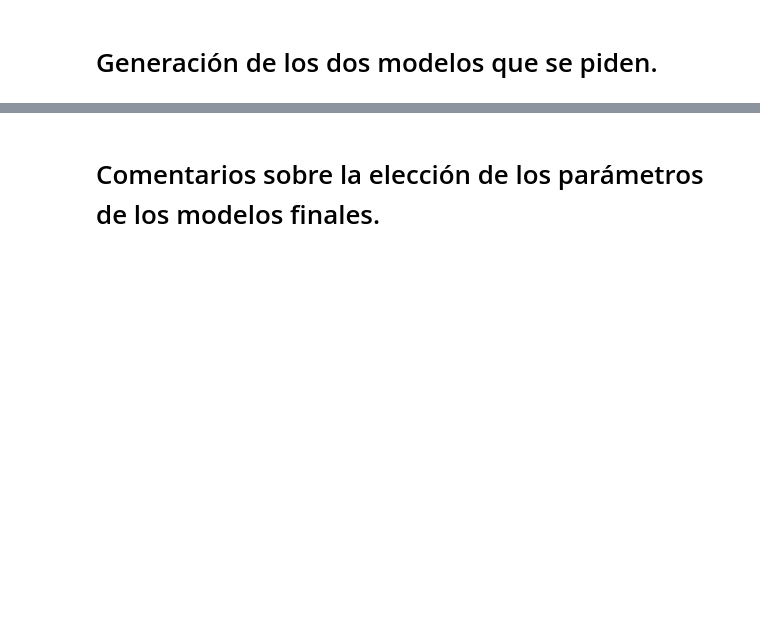
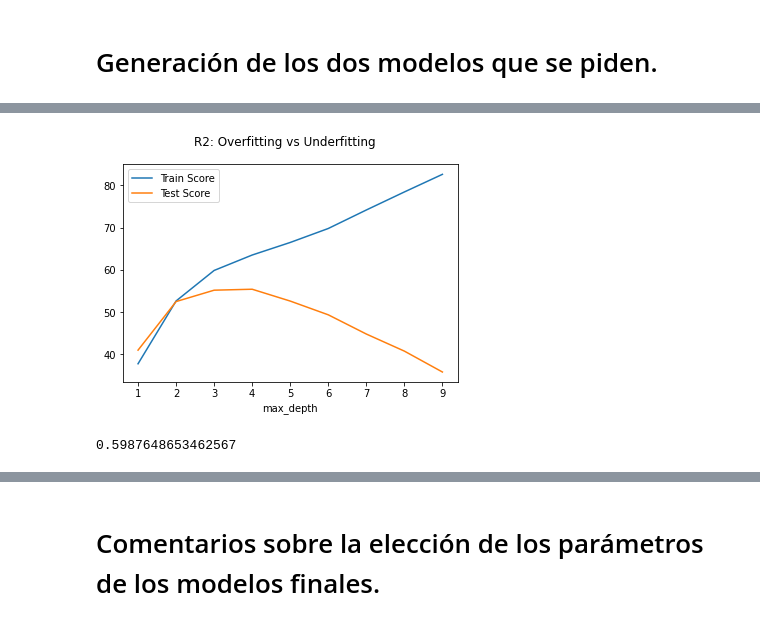
Before and after one commit to JALVARADORUIZ/DataAnalytic-PJUD, a Jupyter notebook: M6_AI1_AlvaradoRuizJoseArmando.ipynb, the cells around one changed output, grey strips where cells are left out. Cells and saved outputs as stored; diff of their text form; code cells hidden in the pictures; blank space fills up the shorter version.

```diff
--- a/M6_AI1_AlvaradoRuizJoseArmando.ipynb
+++ b/M6_AI1_AlvaradoRuizJoseArmando.ipynb
@@ -225,0 +282,16 @@ df_recaudacion.head(5)
+# %%
+df_model1["score_train"].plot(label="Train Score")
+df_model1["score_test"].plot(label="Test Score")
+plt.suptitle("R2: Overfitting vs Underfitting")
+plt.legend()
+plt.show();
+# %% [output]
+[figure, added]
+# %%
+### Entrenamiento y evaluación del modelo
+tree_model = DecisionTreeRegressor(random_state=0, max_depth=3)
+tree_model.fit(X_train, y_train)
+pred_train = tree_model.predict(X_train)
+print (r2_score(y_train, pred_train))
+# %% [output]
+0.5987648653462567
```
Also changed, not shown: parts of 9 cells of this notebook.
